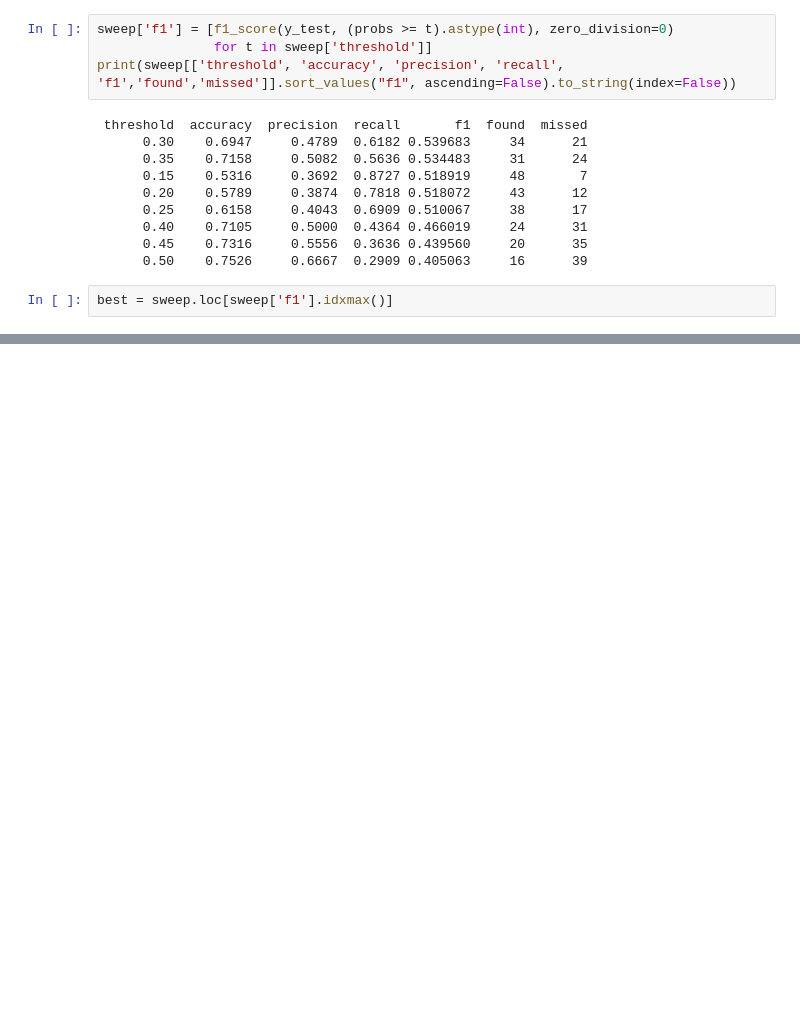
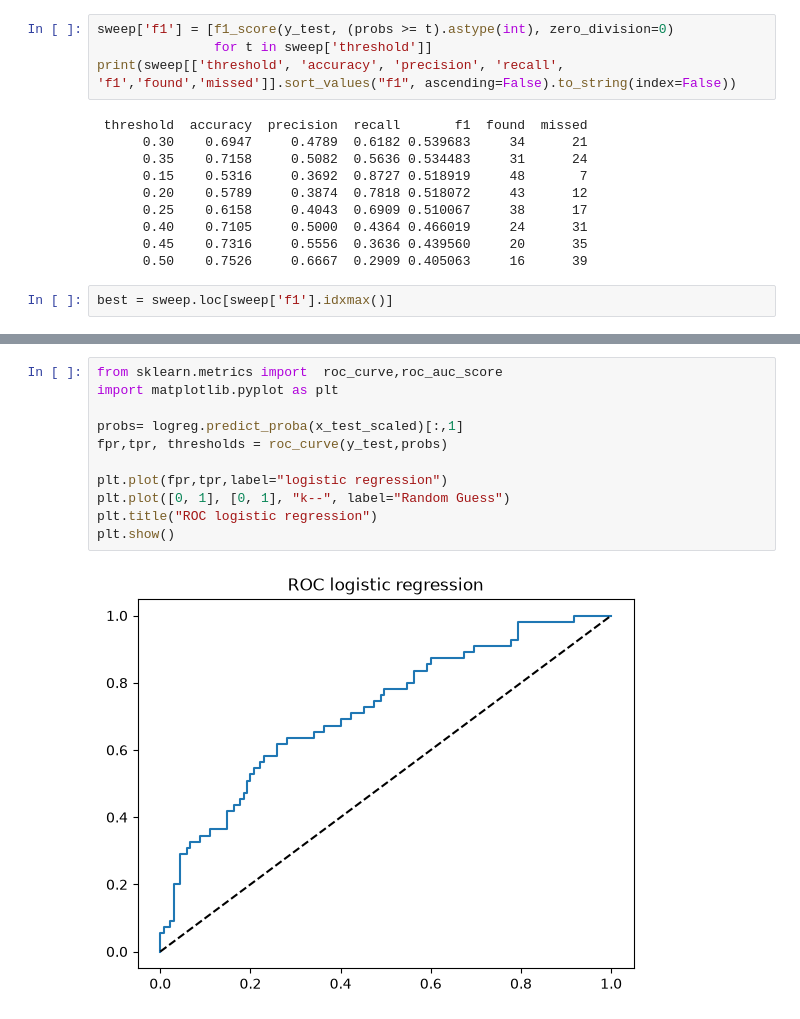
Before and after one commit to ashfiqua23-commits/project1-diabates, a Jupyter notebook: notebooks/ashfiqua_d14.ipynb, the cells around one changed output, grey strips where cells are left out. Cells and saved outputs as stored; diff of their text form; blank space fills up the shorter version.

```diff
--- a/notebooks/ashfiqua_d14.ipynb
+++ b/notebooks/ashfiqua_d14.ipynb
@@ -405,0 +422,13 @@ pd.DataFrame([
+# %%
+from sklearn.metrics import  roc_curve,roc_auc_score
+import matplotlib.pyplot as plt
+
+probs= logreg.predict_proba(x_test_scaled)[:,1]
+fpr,tpr, thresholds = roc_curve(y_test,probs)
+
+plt.plot(fpr,tpr,label="logistic regression")
+plt.plot([0, 1], [0, 1], "k--", label="Random Guess")
+plt.title("ROC logistic regression")
+plt.show()
+# %% [output]
+[figure, added]
```
Also changed, not shown: parts of 6 cells of this notebook, 2 other files.
